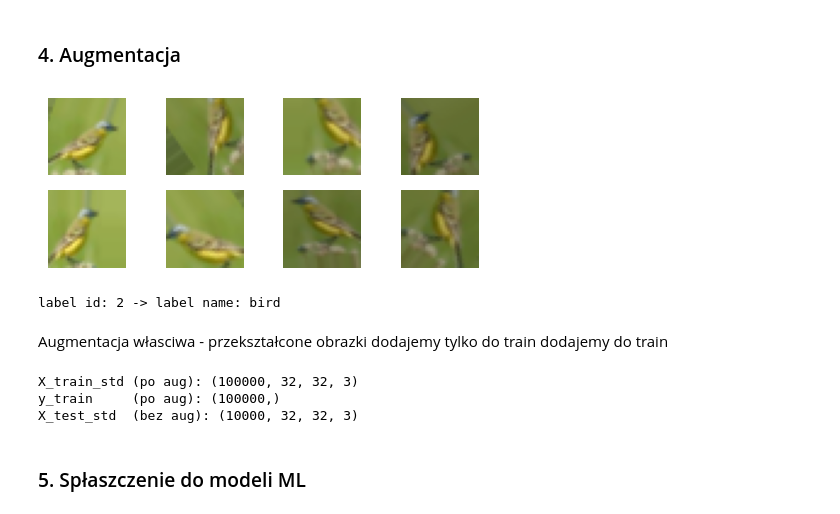
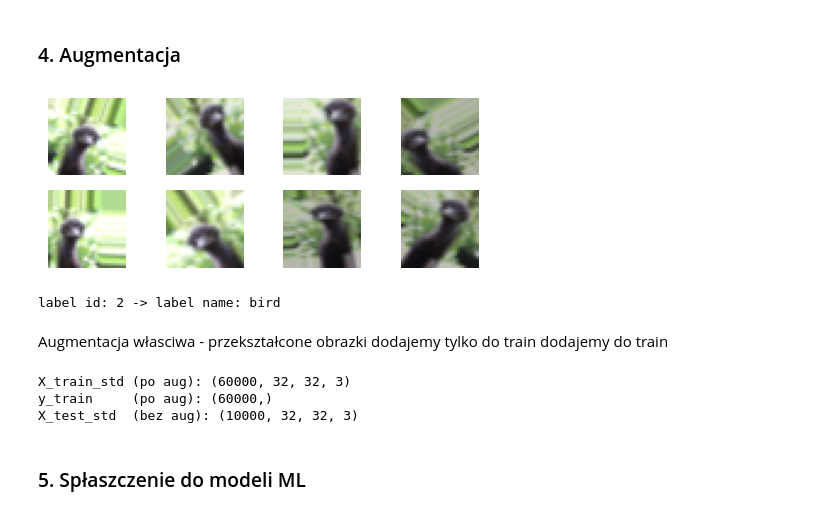
Before and after one commit to Marcin19721205/WSBNeuronowe, a Jupyter notebook: PROJEKT_SIECI_NEURONOWE_20251227.ipynb, the cells around one changed output. Cells and saved outputs as stored; diff of their text form; code cells hidden in the pictures.

```diff
--- a/PROJEKT_SIECI_NEURONOWE_20251227.ipynb
+++ b/PROJEKT_SIECI_NEURONOWE_20251227.ipynb
@@ -296,7 +316,7 @@ Inf count: 0
 
 # generator augmentacji -> numer obrazka
 #
-n=1129 #numer obrazka
+n=55 #numer obrazka
 #
 #
 cifar10_datagen_aug = ImageDataGenerator(
@@ -311,44 +331,45 @@ cifar10_datagen_aug = ImageDataGenerator(
 )
 
 # iterator dla wybranego obrazu
 cifar10_x0_raw = cifar10_X_train_raw[n]                 # (32,32,3) uint8, [numer obrazka]
 cifar10_it = cifar10_datagen_aug.flow(
     np.expand_dims(cifar10_x0_raw, axis=0),             # (1,32,32,3)
     batch_size=1,
     shuffle=False,
     seed=123
 )
 
 # podgląd 8 augmentacji
 plt.figure(figsize=(5, 2))
 for i in range(8):
     x_aug = next(cifar10_it)[0]                         # (32,32,3) float w [0..1]
     plt.subplot(2, 4, i + 1)
     plt.imshow(np.clip(x_aug, 0.0, 1.0))
     plt.axis("off")
 
 plt.tight_layout()
 plt.show()
 
 # dla obrazka: numer etykiety + nazwa
 cifar10_y0 = int(np.squeeze(cifar10_y_train_raw[n]))
 cifar10_class_names = [
     "airplane", "automobile", "bird", "cat", "deer",
     "dog", "frog", "horse", "ship", "truck"
 ]
 print("label id:", cifar10_y0, "->", "label name:", cifar10_class_names[cifar10_y0])
 # %% [output]
-[figure, old version]
+[figure, new version]
 label id: 2 -> label name: bird
 # %% [markdown]
 Augmentacja własciwa - przekształcone obrazki dodajemy tylko do train dodajemy do train
 # %%
-# --- AUGMENTACJA -> DODANIE DO TRAIN (bez _use, nadpisujemy cifar10_X_train_std / cifar10_y_train) ---
+# --- AUGMENTACJA -> DODANIE DO TRAIN (bez _use, nadpisujemy cifar10_X_train_std / cifar10_y_train)
+# augmentacja danej ilości obrazków - wybór randomowy (shuffle = true)
 
 from tensorflow.keras.preprocessing.image import ImageDataGenerator
 import numpy as np
 
-cifar10_aug_n_extra = 50000 # ilość dodatkowych elementów z augmentacji 50000 => 0 bez dodawania czegokolwiek
+cifar10_aug_n_extra = 10000 # ilość dodatkowych elementów z augmentacji 50000 => 0 bez dodawania czegokolwiek
 cifar10_aug_batch   = 256
 cifar10_aug_seed    = 123
 
@@ -406,8 +427,8 @@ print("X_train_std (po aug):", cifar10_X_train_std.shape)
 print("y_train     (po aug):", cifar10_y_train.shape)
 print("X_test_std  (bez aug):", cifar10_X_test_std.shape)
 # %% [output]
-X_train_std (po aug): (100000, 32, 32, 3)
-y_train     (po aug): (100000,)
+X_train_std (po aug): (60000, 32, 32, 3)
+y_train     (po aug): (60000,)
 X_test_std  (bez aug): (10000, 32, 32, 3)
 # %% [markdown]
 ### <a name='5'></a> 5. Spłaszczenie do modeli ML
```
Also changed, not shown: parts of 30 cells of this notebook.
